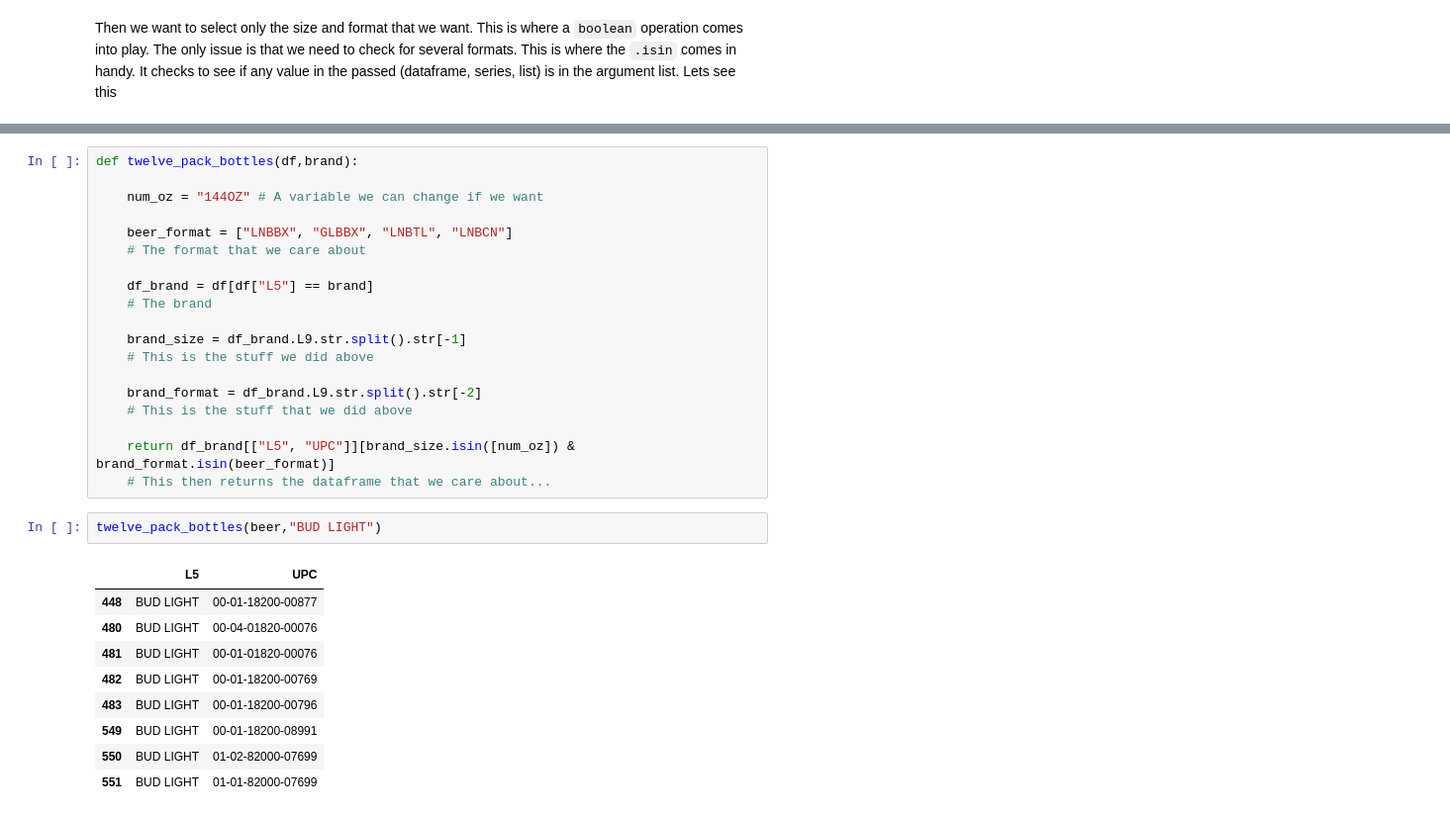
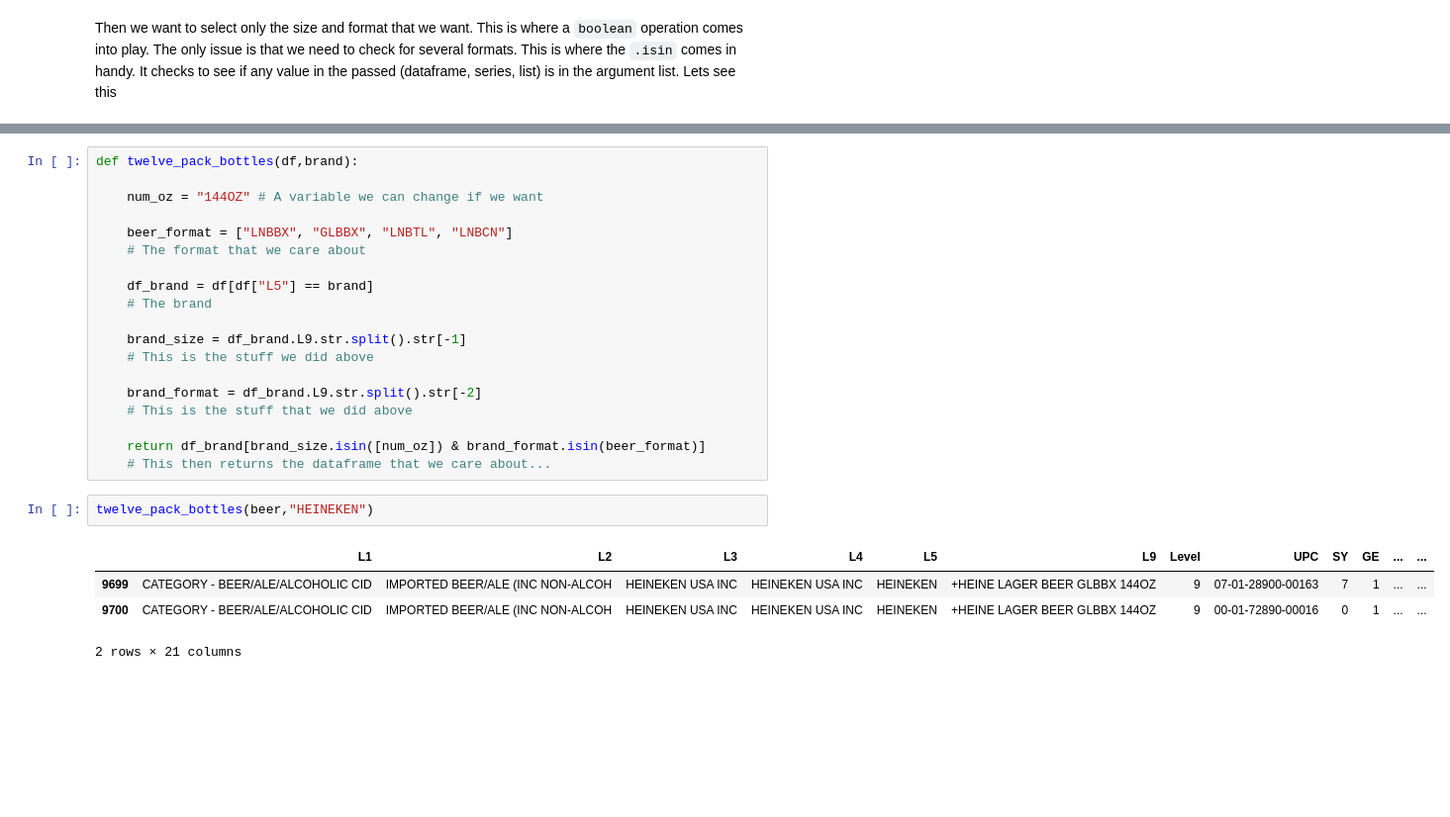
Before and after one commit to mwaugh0328/data_bootcamp_spring_2019, a Jupyter notebook: guided_project/step_one_beer_solutions.ipynb, the cells around one changed output, grey strips where cells are left out. Shown at 99% size. Saved outputs shown, nothing was run; the diff lists cells and outputs as text; blank space fills up the shorter version.

```diff
--- a/guided_project/step_one_beer_solutions.ipynb
+++ b/guided_project/step_one_beer_solutions.ipynb
@@ -206,17 +271,12 @@ def twelve_pack_bottles(df,brand):
     brand_format = df_brand.L9.str.split().str[-2]
     # This is the stuff that we did above
 
-    return df_brand[["L5", "UPC"]][brand_size.isin([num_oz]) & brand_format.isin(beer_format)]
+    return df_brand[brand_size.isin([num_oz]) & brand_format.isin(beer_format)]
     # This then returns the dataframe that we care about...
 # %%
-twelve_pack_bottles(beer,"BUD LIGHT")
+twelve_pack_bottles(beer,"HEINEKEN")
 # %% [output]
-|  | L5 | UPC |
-| 448 | BUD LIGHT | 00-01-18200-00877 |
-| 480 | BUD LIGHT | 00-04-01820-00076 |
-| 481 | BUD LIGHT | 00-01-01820-00076 |
-| 482 | BUD LIGHT | 00-01-18200-00769 |
-| 483 | BUD LIGHT | 00-01-18200-00796 |
-| 549 | BUD LIGHT | 00-01-18200-08991 |
-| 550 | BUD LIGHT | 01-02-82000-07699 |
-| 551 | BUD LIGHT | 01-01-82000-07699 |
+|  | L1 | L2 | L3 | L4 | L5 | L9 | Level | UPC | SY | GE | ... | ... |
+| 9699 | CATEGORY - BEER/ALE/ALCOHOLIC CID | IMPORTED BEER/ALE (INC NON-ALCOH | HEINEKEN USA INC | HEINEKEN USA INC | HEINEKEN | +HEINE LAGER BEER GLBBX 144OZ | 9 | 07-01-28900-00163 | 7 | 1 | ... | ... |
+| 9700 | CATEGORY - BEER/ALE/ALCOHOLIC CID | IMPORTED BEER/ALE (INC NON-ALCOH | HEINEKEN USA INC | HEINEKEN USA INC | HEINEKEN | +HEINE LAGER BEER GLBBX 144OZ | 9 | 00-01-72890-00016 | 0 | 1 | ... | ... |
+2 rows × 21 columns
```
Also changed, not shown: parts of 9 cells of this notebook, 2 other files.
